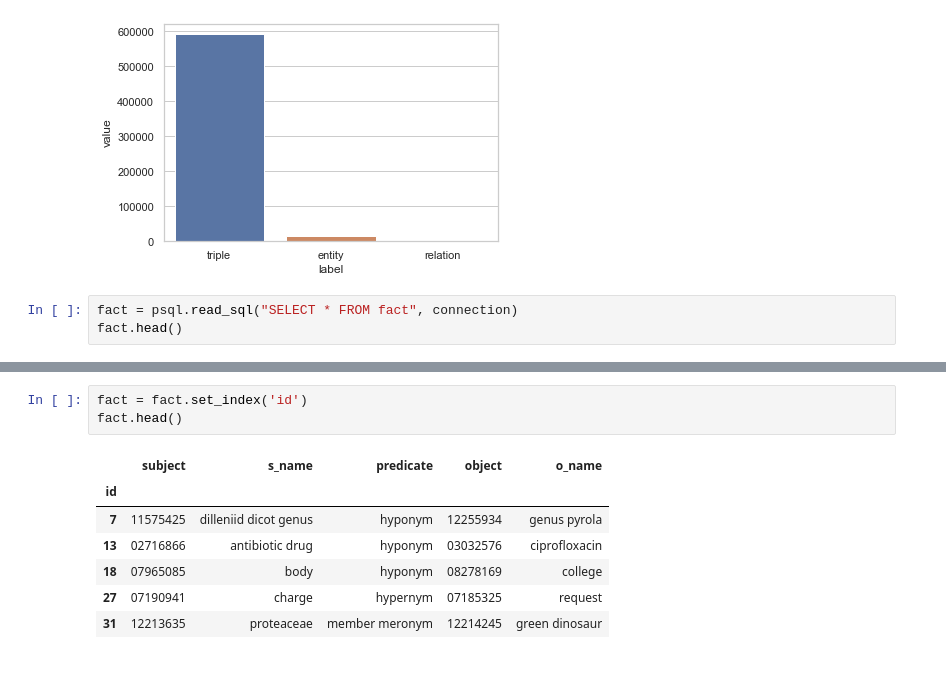
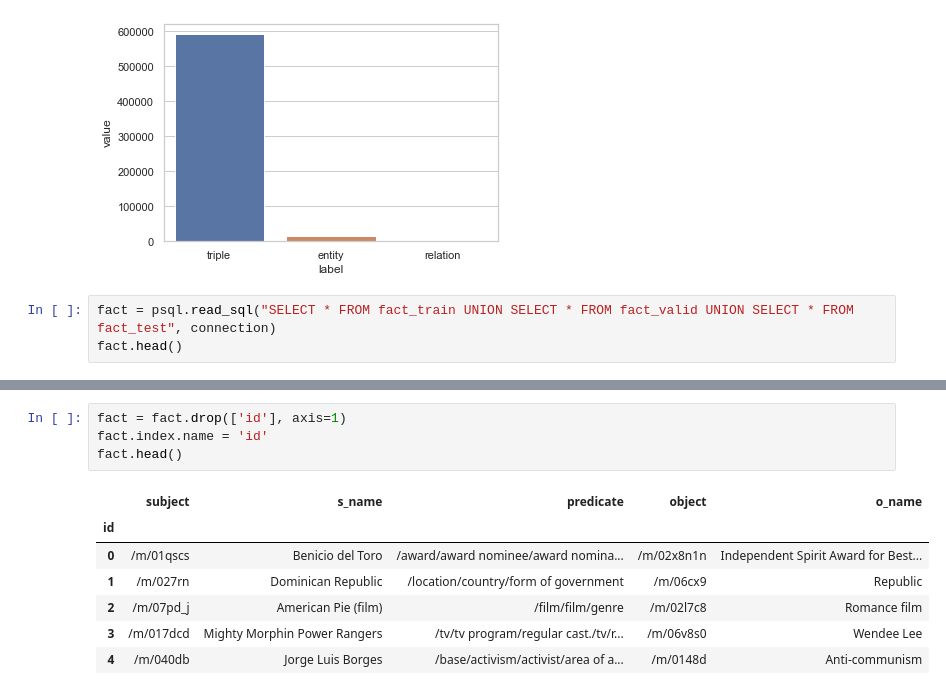
Before and after one commit to xhosaBoy/hyper-neural-tensorfactorisation, a Jupyter notebook: notebooks/FB15k_Histogram.ipynb, the cells around one changed output, grey strips where cells are left out. Saved outputs shown, nothing was run; the diff lists cells and outputs as text.

```diff
--- a/notebooks/FB15k_Histogram.ipynb
+++ b/notebooks/FB15k_Histogram.ipynb
@@ -230,7 +210,7 @@ ax = sns.barplot(x="label", y="value", data=triple_entity_relation_counts)
 # %% [output]
 [figure]
 # %%
-fact = psql.read_sql("SELECT * FROM fact", connection)
+fact = psql.read_sql("SELECT * FROM fact_train UNION SELECT * FROM fact_valid UNION SELECT * FROM fact_test", connection)
 fact.head()
 # %% [output]
 |  | id | subject | s_name | predicate | object | o_name |
@@ -242,11 +222,12 @@ fact.head()
 # %%
-fact = fact.set_index('id')
+fact = fact.drop(['id'], axis=1)
+fact.index.name = 'id'
 fact.head()
 # %% [output]
 |  | subject | s_name | predicate | object | o_name |
 | id |  |  |  |  |  |
-| 7 | 11575425 | dilleniid dicot genus | hyponym | 12255934 | genus pyrola |
-| 13 | 02716866 | antibiotic drug | hyponym | 03032576 | ciprofloxacin |
-| 18 | 07965085 | body | hyponym | 08278169 | college |
-| 27 | 07190941 | charge | hypernym | 07185325 | request |
-| 31 | 12213635 | proteaceae | member meronym | 12214245 | green dinosaur |
+| 0 | /m/01qscs | Benicio del Toro | /award/award nominee/award nomina... | /m/02x8n1n | Independent Spirit Award for Best... |
+| 1 | /m/027rn | Dominican Republic | /location/country/form of government | /m/06cx9 | Republic |
+| 2 | /m/07pd_j | American Pie (film) | /film/film/genre | /m/02l7c8 | Romance film |
+| 3 | /m/017dcd | Mighty Morphin Power Rangers | /tv/tv program/regular cast./tv/r... | /m/06v8s0 | Wendee Lee |
+| 4 | /m/040db | Jorge Luis Borges | /base/activism/activist/area of a... | /m/0148d | Anti-communism |
```
Also changed, not shown: parts of 27 cells of this notebook, 1 other file.
